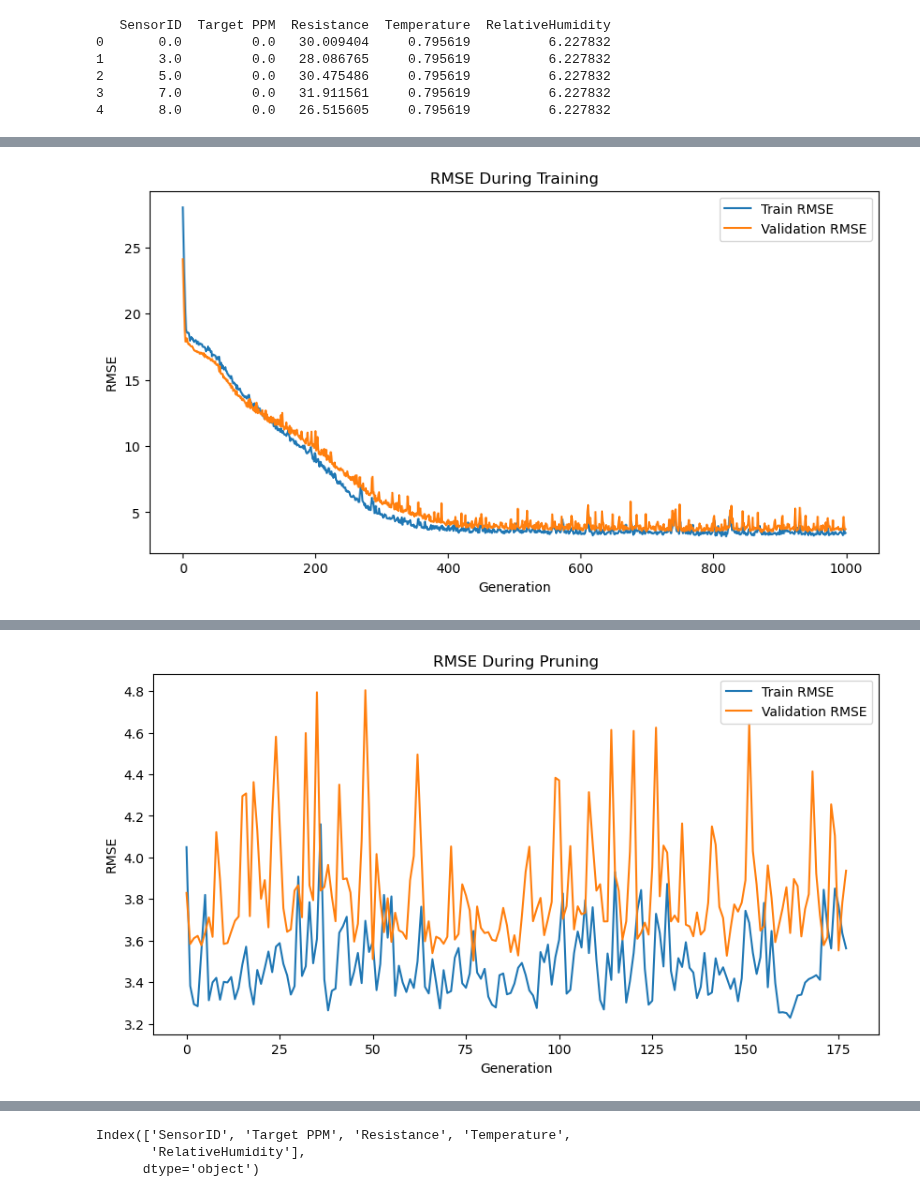
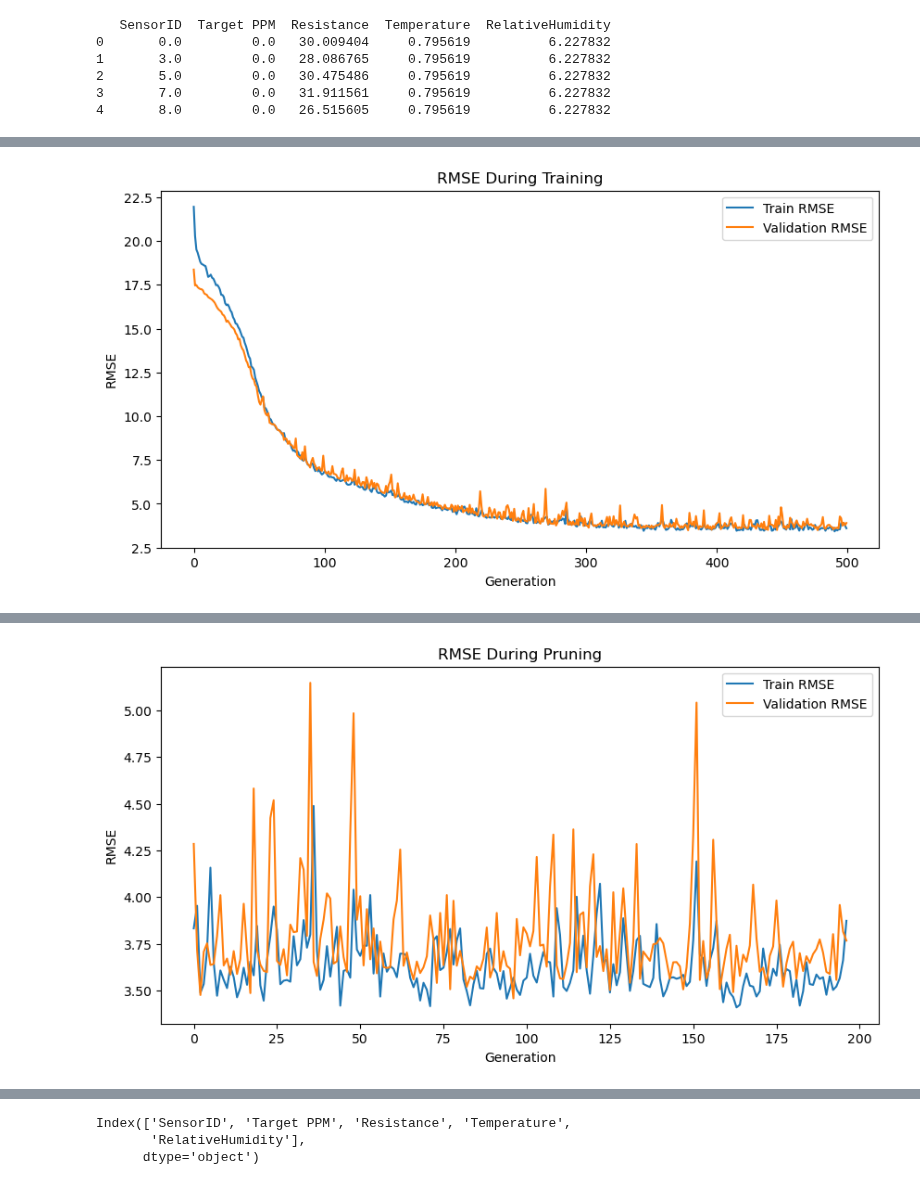
Before and after one commit to Coopsims/MethaneDataScience, a Jupyter notebook: Ben's Analysis/Neural Network Optimization.ipynb, the cells around one changed output, grey strips where cells are left out. Saved outputs shown, nothing was run; the diff lists cells and outputs as text; code cells hidden in the pictures.

Commit message:
Randomizing NN layers

```diff
--- a/Ben's Analysis/Neural Network Optimization.ipynb
+++ b/Ben's Analysis/Neural Network Optimization.ipynb
@@ -86,16 +89,17 @@ csvfile = open('experiment_results.csv', 'w', newline='')
 csvwriter = csv.writer(csvfile)
 csvwriter.writerow(['BaseNum', 'Run', 'Test_RMSE', 'Test_Accuracy'])
 
-for baseNum in tqdm(range(1, 33), desc='BaseNum Loop'):  # Wrap outer loop with tqdm
+for baseNum in tqdm(range(1, 16), desc='BaseNum Loop'):  # Wrap outer loop with tqdm
     for run in tqdm(range(1, 101), desc=f'Run Loop for BaseNum {baseNum}', leave=False):  # Wrap inner loop with tqdm
 
-
+# Define your original model with regularization
         def build_model(input_shape, regularization_factor=0.01):
             model = tf.keras.Sequential([
-                tf.keras.layers.Dense(baseNum * 2, activation='relu', kernel_regularizer=regularizers.l2(regularization_factor), input_shape=input_shape),
-                tf.keras.layers.Dense(baseNum*4, activation='relu', kernel_regularizer=regularizers.l2(regularization_factor)),
-                tf.keras.layers.Dense(baseNum*4, activation='relu', kernel_regularizer=regularizers.l2(regularization_factor)),
-                tf.keras.layers.Dense(baseNum*2, activation='relu', kernel_regularizer=regularizers.l2(regularization_factor)),
+                tf.keras.layers.Dense(baseNum*2, activation='elu', kernel_regularizer=regularizers.l2(regularization_factor), input_shape=input_shape),
+                tf.keras.layers.Dense(baseNum*4, activation='mish', kernel_regularizer=regularizers.l2(regularization_factor)),
+                tf.keras.layers.Dense(baseNum*4, activation='elu', kernel_regularizer=regularizers.l2(regularization_factor)),
+                tf.keras.layers.Dense(baseNum*2, activation='linear', kernel_regularizer=regularizers.l2(regularization_factor)),
+        # tf.keras.layers.Dense(baseNum, activation='relu', kernel_regularizer=regularizers.l2(regularization_factor)),
                 tf.keras.layers.Dense(1)
             ])
             return model
@@ -167,10 +227,10 @@ baseNum = 4
 # Define your original model with regularization
 def build_model(input_shape, regularization_factor=0.01):
     model = tf.keras.Sequential([
-        tf.keras.layers.Dense(baseNum*2, activation='relu', kernel_regularizer=regularizers.l2(regularization_factor), input_shape=input_shape),
-        tf.keras.layers.Dense(baseNum*4, activation='relu', kernel_regularizer=regularizers.l2(regularization_factor)),
-        tf.keras.layers.Dense(baseNum*4, activation='relu', kernel_regularizer=regularizers.l2(regularization_factor)),
-        tf.keras.layers.Dense(baseNum*2, activation='relu', kernel_regularizer=regularizers.l2(regularization_factor)),
+        tf.keras.layers.Dense(baseNum*2, activation='elu', kernel_regularizer=regularizers.l2(regularization_factor), input_shape=input_shape),
+        tf.keras.layers.Dense(baseNum*4, activation='elu', kernel_regularizer=regularizers.l2(regularization_factor)),
+        tf.keras.layers.Dense(baseNum*4, activation='elu', kernel_regularizer=regularizers.l2(regularization_factor)),
+        tf.keras.layers.Dense(baseNum*2, activation='linear', kernel_regularizer=regularizers.l2(regularization_factor)),
         # tf.keras.layers.Dense(baseNum, activation='relu', kernel_regularizer=regularizers.l2(regularization_factor)),
         tf.keras.layers.Dense(1)
     ])
@@ -183,7 +243,7 @@ with tf.device('/GPU:0'):
     #regular model training
     model = build_model(input_shape)
     model.compile(optimizer='adam', loss=mse_loss, metrics=[r_squared, rmse])
-    model.fit(x_train, y_train, epochs=1000, batch_size=50, validation_split=0.2, callbacks=[rmse_history])
+    model.fit(x_train, y_train, epochs=500, batch_size=50, validation_split=0.2, callbacks=[early_stopping,rmse_history])
     # if no improvement has been made in 100 generations (epochs) stop the model
     if early_stopping.stopped_epoch > 0:
         print(f"Early stopping occurred at epoch {early_stopping.stopped_epoch}")
@@ -206,7 +266,7 @@ with tf.device('/GPU:0'):
     plt.legend()
     plt.show()
 
-    # Pruning model. use the final_sparsity to trim the model. 0.5 means 50% of the nodes get trimmed, 0.9 means 90% of the nodes get trimmed. typically 0.6 is a good starting point for this
+    # Pruning model. use the final_sparsity to trim the model. 0.5 means 50% of the nodes get trimmed, 0.9 means 90% of the nodes get trimmed. typically 0.6 is a good starting point for this when using large models
     pruning_params = {
         'pruning_schedule': sparsity.PolynomialDecay(initial_sparsity=0.0,
                                                     final_sparsity=0.0,
@@ -226,8 +286,8 @@ with tf.device('/GPU:0'):
     model_for_pruning.fit(x_train, y_train, epochs=200, batch_size=50, validation_split=0.2, callbacks=callbacks)
 
     # Remove the pruning wrappers to finalize the model
-    model = sparsity.strip_pruning(model_for_pruning)
-    model.compile(optimizer='adam', loss=mse_loss, metrics=[r_squared, rmse])
+    modelFinal = sparsity.strip_pruning(model_for_pruning)
+    modelFinal.compile(optimizer='adam', loss=mse_loss, metrics=[r_squared, rmse])
 
 if early_stopping.stopped_epoch > 0:
     print(f"Early stopping occurred at epoch {early_stopping.stopped_epoch}")
@@ -237,7 +297,7 @@ else:
 
 # Make predictions
 with tf.device('/GPU:0'):  # This line is optional
-    test_metrics = model.evaluate(x_test, y_test)
+    test_metrics = modelFinal.evaluate(x_test, y_test)
     test_loss, test_accuracy, test_rmse = test_metrics[0], test_metrics[1], test_metrics[2]
     print(f"Test Loss (MSE): {test_loss}")
     print(f"Test Accuracy: {test_accuracy*100}")
@@ -275,2 +335,2 @@ Test RMSE: 4.301414966583252
-[figure, old version]
+[figure, new version]
 Epoch 1/200
@@ -293,3 +353,3 @@ Test RMSE: 3.9473044872283936
-[figure, old version]
+[figure, new version]
 # %%
 # Used to save the model
```
Also changed, not shown: parts of 8 cells of this notebook, 2 other files.
